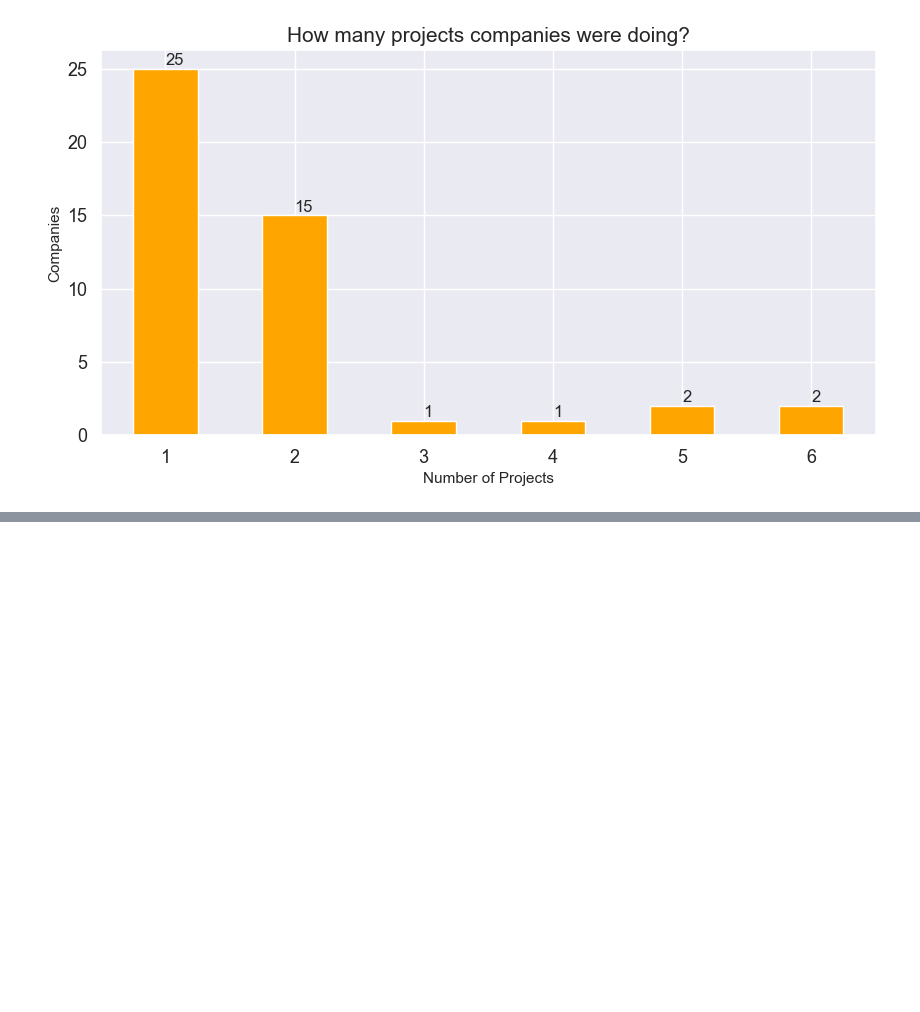
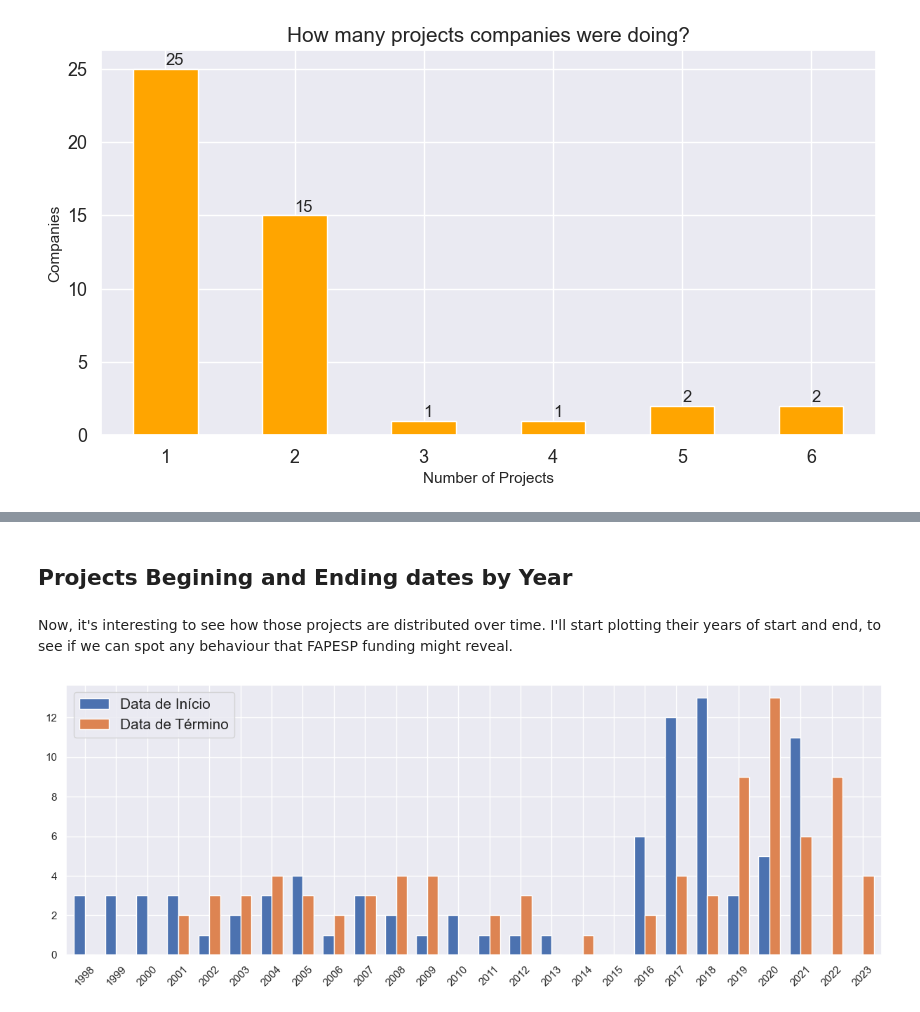
Before and after one commit to alessandro-avancini/AEB-government-funded-space-projects, a Jupyter notebook: project-rework-government-funded-space-projects.ipynb, the cells around one changed output, grey strips where cells are left out. Cells and saved outputs as stored; diff of their text form; code cells hidden in the pictures; blank space fills up the shorter version.

Commit message:
plot of the start and end of projects by year bar graph

```diff
--- a/project-rework-government-funded-space-projects.ipynb
+++ b/project-rework-government-funded-space-projects.ipynb
@@ -237,0 +236,18 @@ Now it becames clearer now the most commom timespan for projects are up to 1 yea
+# %% [markdown]
+## Projects Begining and Ending dates by Year
+# %% [markdown]
+Now, it's interesting to see how those projects are distributed over time. I'll start plotting their years of start and end, to see if we can spot any behaviour that FAPESP funding might reveal.
+# %%
+years_start_and_end = pd.DataFrame(index=[*range(1998,2024)])
+# %%
+start_date = space_projects['Data de Início'].apply(lambda x: x.year).value_counts()
+end_date = space_projects['Data de Término'].apply(lambda x: x.year).value_counts()
+# %%
+years_start_and_end = years_start_and_end.join(start_date)
+years_start_and_end = years_start_and_end.join(end_date)
+# %%
+years_start_and_end.plot.bar(figsize=(15,5), rot=45, width=0.7)
+plt.legend(fontsize=15)
+plt.show()
+# %% [output]
+[figure, added]
```
Also changed, not shown: parts of 39 cells of this notebook.
